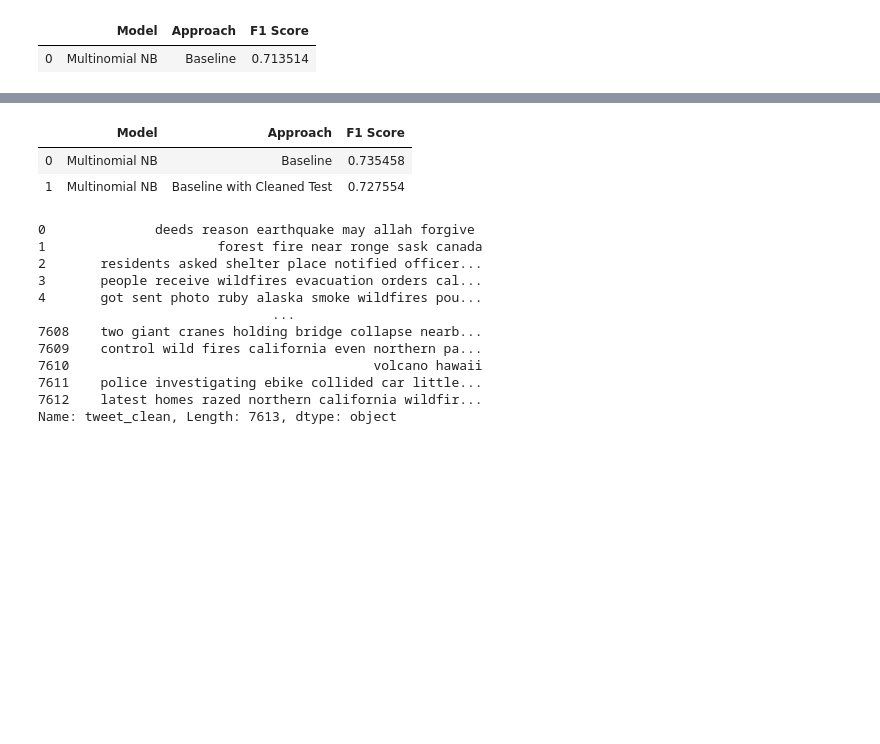
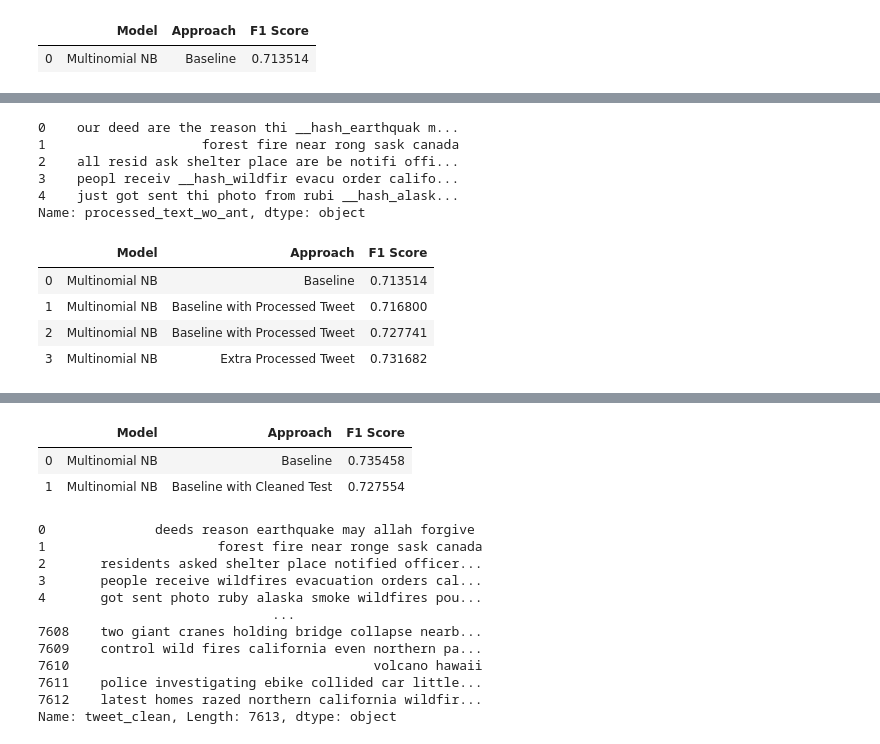
Before and after one commit to arifcanaksoy/NLPTextClassification, a Jupyter notebook: Assignment1_draft.ipynb, the cells around one changed output, grey strips where cells are left out. Cells and saved outputs as stored; diff of their text form; code cells hidden in the pictures; blank space fills up the shorter version.

```diff
--- a/Assignment1_draft.ipynb
+++ b/Assignment1_draft.ipynb
@@ -236,0 +285,3 @@ print(text)
+# %%
+train['processed_tweet'] = train.text.apply(processAll)
+train['processed_tweet'].head()
@@ -236,0 +295,14 @@ print(text)
+# %%
+X = train["processed_tweet"]
+y = train["target"]
+
+# Create training and test sets
+X_train, X_test, y_train, y_test = train_test_split(X, y, test_size=0.33, random_state=53)
+
+text_clf = Pipeline([('vect', CountVectorizer()), ('tfidf', TfidfTransformer()), ('clf', MultinomialNB())])
+text_clf = text_clf.fit(X_train, y_train)
+
+predicted = text_clf.predict(X_test)
+
+results_df.loc[len(results_df)] = ['Multinomial NB', 'Baseline with Processed Tweet', f1_score(predicted, y_test)]
+results_df
@@ -237,3 +375,34 @@ print(text)
+# %%
+train['processed_text_wo_ant'] = train['processed_tweet'].apply(lambda x: convert_to_antonym(x))
+train['processed_text_wo_ant'].head()
+# %% [output]
+0    our deed are the reason thi __hash_earthquak m...
+1                    forest fire near rong sask canada
+2    all resid ask shelter place are be notifi offi...
+3    peopl receiv __hash_wildfir evacu order califo...
+4    just got sent thi photo from rubi __hash_alask...
+Name: processed_text_wo_ant, dtype: object
+# %%
+X = train["processed_text_wo_ant"]
+y = train["target"]
+
+# Create training and test sets
+X_train, X_test, y_train, y_test = train_test_split(X, y, test_size=0.33, random_state=53)
+
+text_clf = Pipeline([('vect', CountVectorizer(stop_words='english')),
+                    ('tfidf', TfidfTransformer()), ('clf', MultinomialNB())])
+text_clf = text_clf.fit(X_train, y_train)
+
+predicted = text_clf.predict(X_test)
+
+results_df.loc[len(results_df)] = ['Multinomial NB', 'Extra Processed Tweet', f1_score(predicted, y_test)]
+results_df
+# %% [output]
+|  | Model | Approach | F1 Score |
+| 0 | Multinomial NB | Baseline | 0.713514 |
+| 1 | Multinomial NB | Baseline with Processed Tweet | 0.716800 |
+| 2 | Multinomial NB | Baseline with Processed Tweet | 0.727741 |
+| 3 | Multinomial NB | Extra Processed Tweet | 0.731682 |
 # %%
 # Text cleaning via reg-ex
 import string
```
Also changed, not shown: parts of 50 cells of this notebook.
